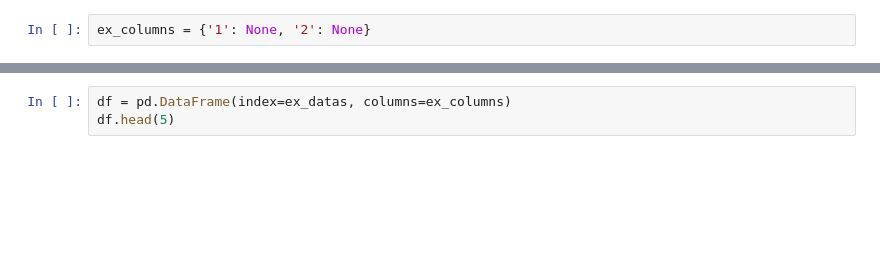
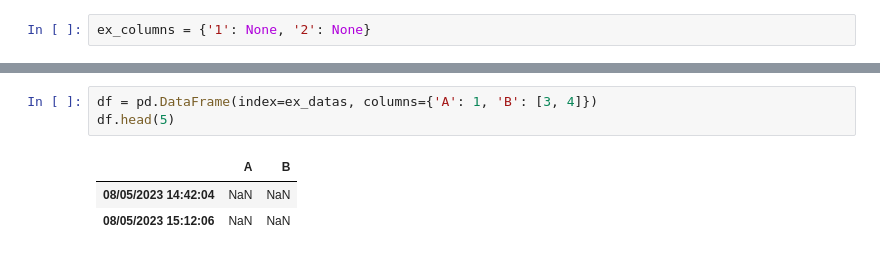
Before and after one commit to MorganaDiasRodrigues/projeto1-cdia, a Jupyter notebook: trend_text.ipynb, the cells around one changed output, grey strips where cells are left out. Drawn from its saved outputs; the diff is of its cells as text; blank space fills up the shorter version.

```diff
--- a/trend_text.ipynb
+++ b/trend_text.ipynb
@@ -208,3 +322,7 @@ column_values
 # %%
-df = pd.DataFrame(index=ex_datas, columns=ex_columns)
+df = pd.DataFrame(index=ex_datas, columns={'A': 1, 'B': [3, 4]})
 df.head(5)
+# %% [output]
+|  | A | B |
+| 08/05/2023 14:42:04 | NaN | NaN |
+| 08/05/2023 15:12:06 | NaN | NaN |
```
Also changed, not shown: parts of 17 cells of this notebook.
